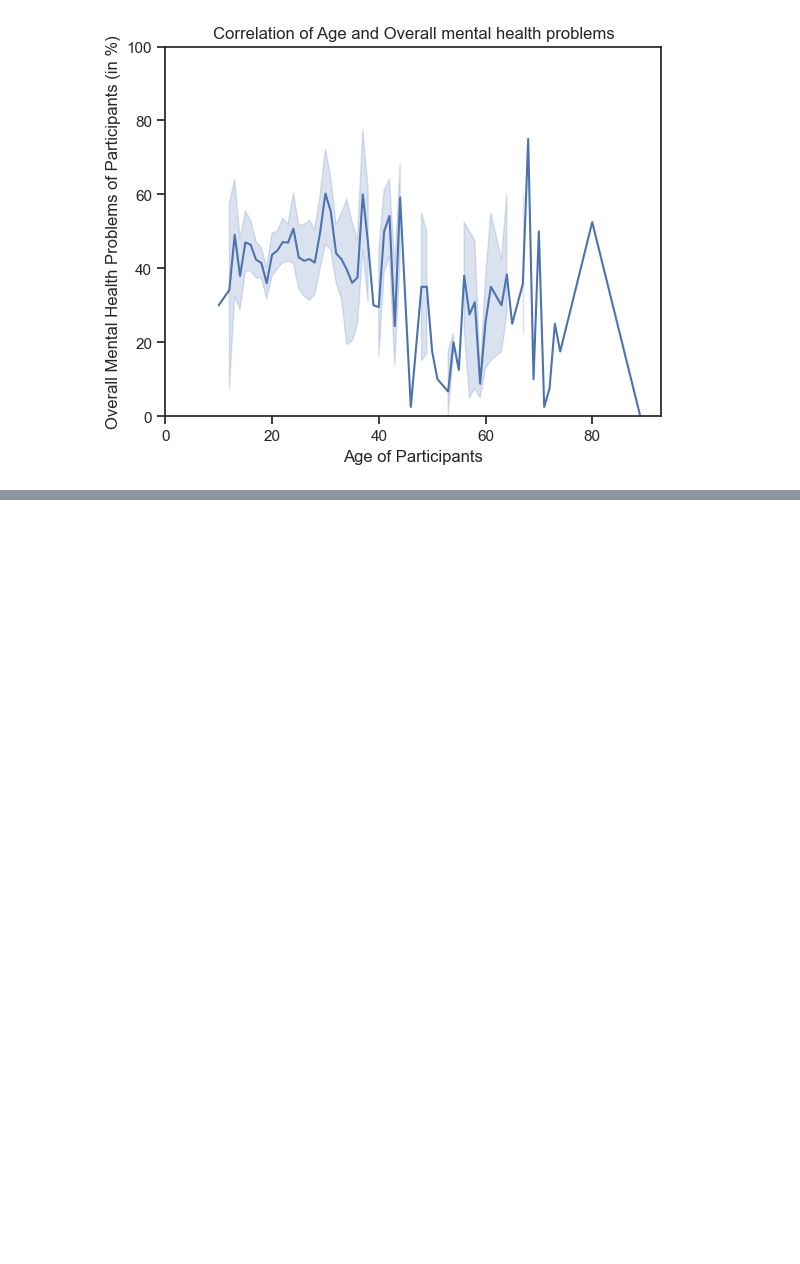
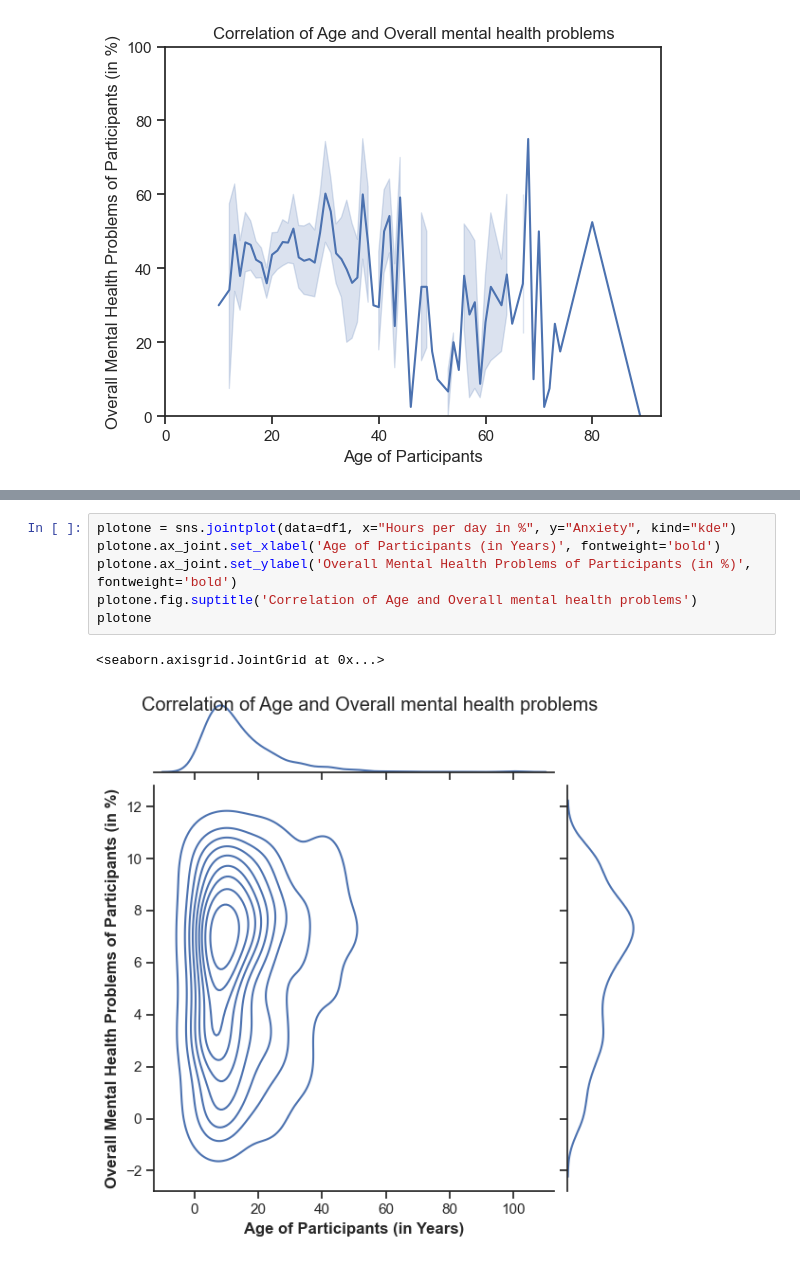
Before and after one commit to ubco-W2022T2-data301/project-group-group12, a Jupyter notebook: analysis/analysisZainab.ipynb, the cells around one changed output, grey strips where cells are left out. Drawn from its saved outputs; the diff is of its cells as text; blank space fills up the shorter version.

```diff
--- a/analysis/analysisZainab.ipynb
+++ b/analysis/analysisZainab.ipynb
@@ -491,0 +515,9 @@ Plots 1 and 2 were used to visualize the spread of the age and amount of music l
+# %%
+plotone = sns.jointplot(data=df1, x="Hours per day in %", y="Anxiety", kind="kde")
+plotone.ax_joint.set_xlabel('Age of Participants (in Years)', fontweight='bold')
+plotone.ax_joint.set_ylabel('Overall Mental Health Problems of Participants (in %)', fontweight='bold')
+plotone.fig.suptitle('Correlation of Age and Overall mental health problems')
+plotone
+# %% [output]
+<seaborn.axisgrid.JointGrid at 0x...>
+[figure, added]
```
Also changed, not shown: parts of 18 cells of this notebook.
